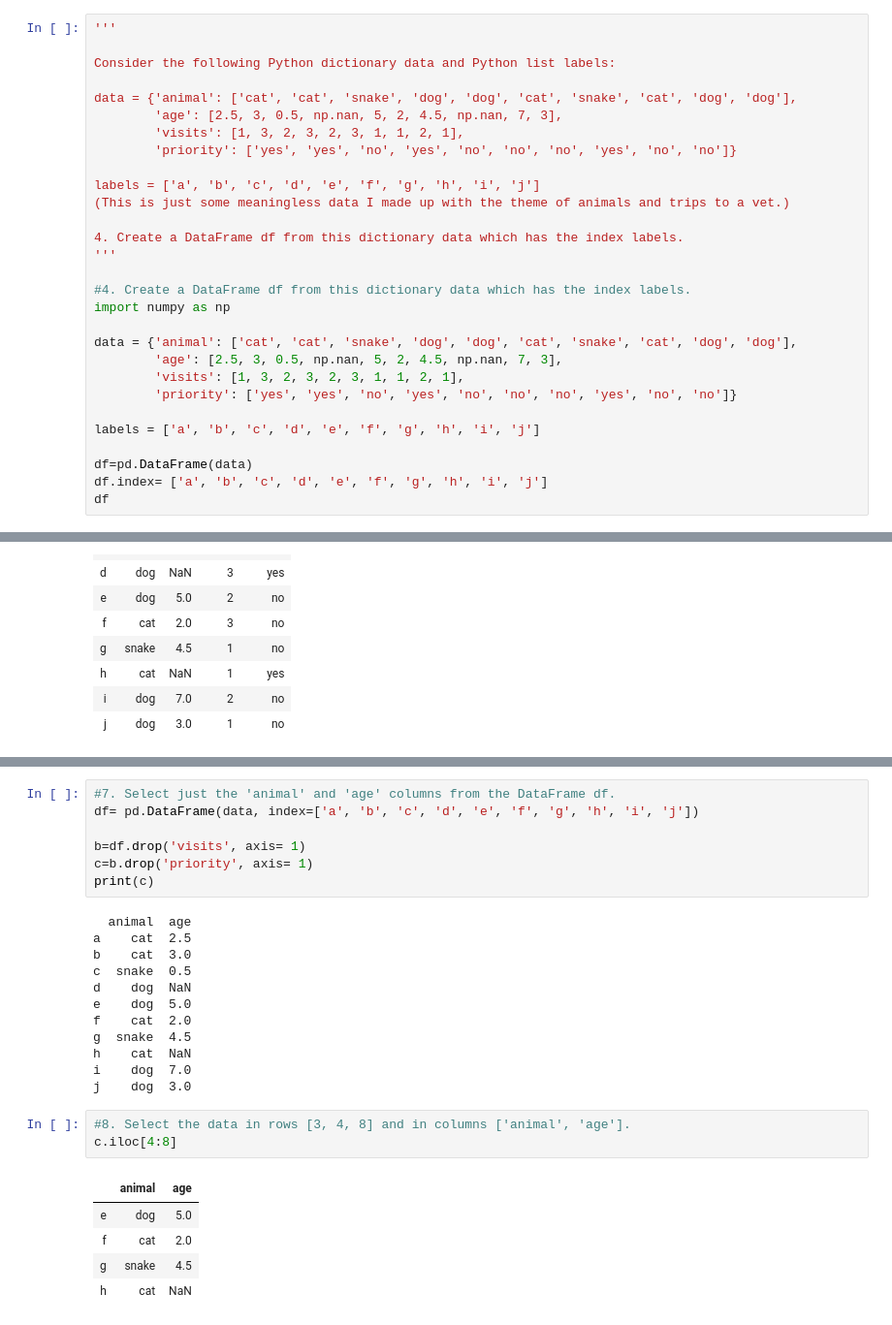
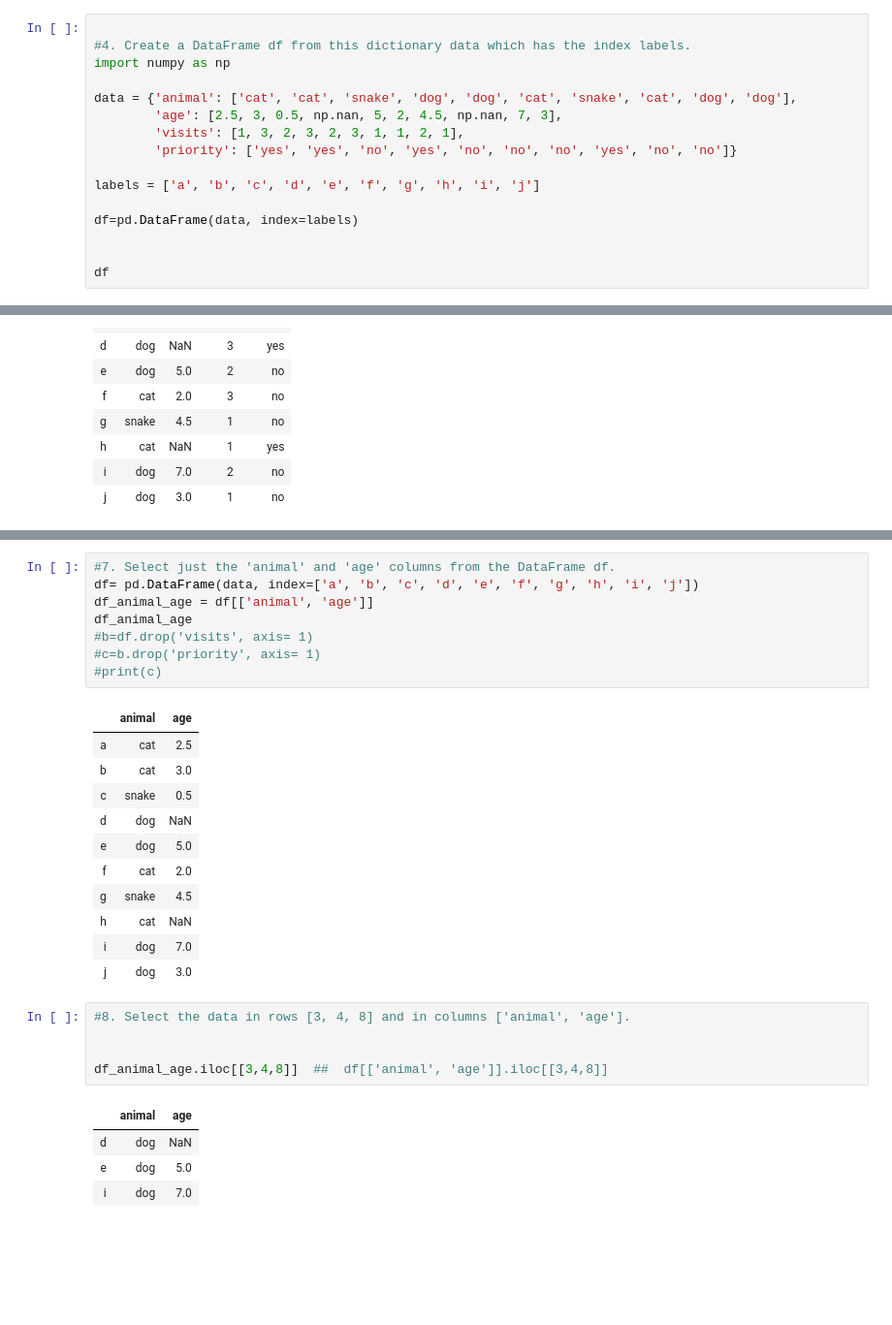
Before and after one commit to Otsebolu/Strive, a Jupyter notebook: pandas_task.ipynb, the cells around one changed output, grey strips where cells are left out. Shown at 97% size. Saved outputs shown, nothing was run; the diff lists cells and outputs as text; blank space fills up the shorter version.

```diff
--- a/pandas_task.ipynb
+++ b/pandas_task.ipynb
@@ -31,20 +31,6 @@ xlrd             : 1.2.0
 xlwt             : 1.3.0
 xlsxwriter       : 1.2.1
 # %%
-'''
-
-Consider the following Python dictionary data and Python list labels:
-
-data = {'animal': ['cat', 'cat', 'snake', 'dog', 'dog', 'cat', 'snake', 'cat', 'dog', 'dog'],
-        'age': [2.5, 3, 0.5, np.nan, 5, 2, 4.5, np.nan, 7, 3],
-        'visits': [1, 3, 2, 3, 2, 3, 1, 1, 2, 1],
-        'priority': ['yes', 'yes', 'no', 'yes', 'no', 'no', 'no', 'yes', 'no', 'no']}
-
-labels = ['a', 'b', 'c', 'd', 'e', 'f', 'g', 'h', 'i', 'j']
-(This is just some meaningless data I made up with the theme of animals and trips to a vet.)
-
-4. Create a DataFrame df from this dictionary data which has the index labels.
-'''
 
 #4. Create a DataFrame df from this dictionary data which has the index labels.
 import numpy as np
@@ -56,8 +42,9 @@ data = {'animal': ['cat', 'cat', 'snake', 'dog', 'dog', 'cat', 'snake', 'cat', '
 
 labels = ['a', 'b', 'c', 'd', 'e', 'f', 'g', 'h', 'i', 'j']
 
-df=pd.DataFrame(data)
-df.index= ['a', 'b', 'c', 'd', 'e', 'f', 'g', 'h', 'i', 'j']
+df=pd.DataFrame(data, index=labels)
+
+
 df
 # %% [output]
 |  | animal | age | visits | priority |
@@ -89,28 +88,30 @@ a.iloc[0:3]
 # %%
 #7. Select just the 'animal' and 'age' columns from the DataFrame df.
 df= pd.DataFrame(data, index=['a', 'b', 'c', 'd', 'e', 'f', 'g', 'h', 'i', 'j'])
-
-b=df.drop('visits', axis= 1)
-c=b.drop('priority', axis= 1)
-print(c)
+df_animal_age = df[['animal', 'age']]
+df_animal_age
+#b=df.drop('visits', axis= 1)
+#c=b.drop('priority', axis= 1)
+#print(c)
 # %% [output]
-  animal  age
-a    cat  2.5
-b    cat  3.0
-c  snake  0.5
-d    dog  NaN
-e    dog  5.0
-f    cat  2.0
-g  snake  4.5
-h    cat  NaN
-i    dog  7.0
-j    dog  3.0
+|  | animal | age |
+| a | cat | 2.5 |
+| b | cat | 3.0 |
+| c | snake | 0.5 |
+| d | dog | NaN |
+| e | dog | 5.0 |
+| f | cat | 2.0 |
+| g | snake | 4.5 |
+| h | cat | NaN |
+| i | dog | 7.0 |
+| j | dog | 3.0 |
 # %%
 #8. Select the data in rows [3, 4, 8] and in columns ['animal', 'age'].
-c.iloc[4:8]
+
+
+df_animal_age.iloc[[3,4,8]]  ##  df[['animal', 'age']].iloc[[3,4,8]]
 # %% [output]
 |  | animal | age |
+| d | dog | NaN |
 | e | dog | 5.0 |
-| f | cat | 2.0 |
-| g | snake | 4.5 |
-| h | cat | NaN |
+| i | dog | 7.0 |
```
Also changed, not shown: parts of 18 cells of this notebook.
